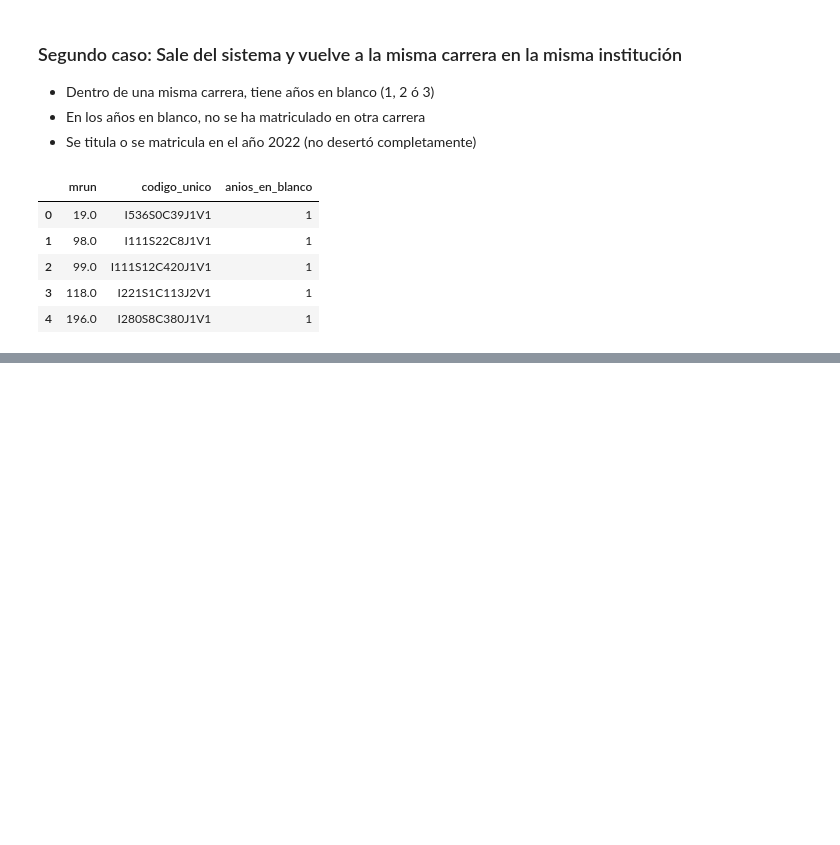
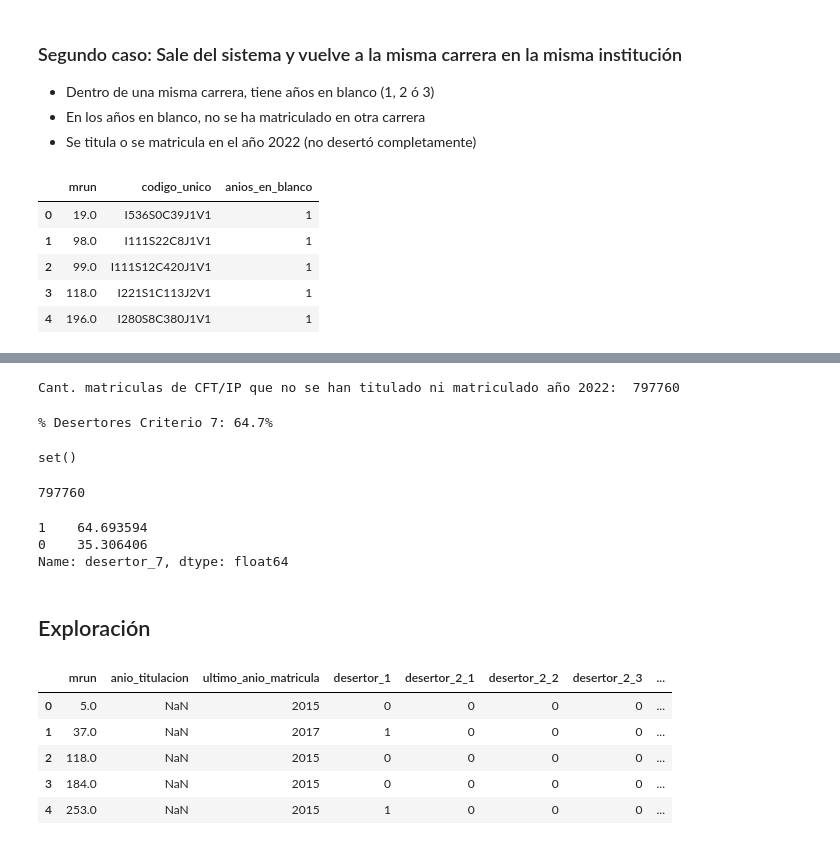
Before and after one commit to GianniCatBug/MDS7201-mineduc-desercion, a Jupyter notebook: notebooks/2-exploracion-desercion.ipynb, the cells around one changed output, grey strips where cells are left out. Cells and saved outputs as stored; diff of their text form; code cells hidden in the pictures; blank space fills up the shorter version.

```diff
--- a/notebooks/2-exploracion-desercion.ipynb
+++ b/notebooks/2-exploracion-desercion.ipynb
@@ -336,0 +532,8 @@ matriculados[
+# %%
+ruts_desertores_6 = matriculados[
+    (matriculados["mrun"].isin(ruts_n_carreras))
+    & (matriculados["anio_titulacion"].isna())
+    & (matriculados["ultimo_anio_matricula"] < 2022)
+]["mrun"].unique()
+
+print("Cant. matriculas de CFT/IP que cambiaron de institución y/o carrera y desertaron: ", ruts_desertores_6.shape[0])
@@ -336,0 +556,45 @@ matriculados[
+# %%
+ruts_desertores_7 = matriculados[
+    (matriculados["anio_titulacion"].isna())
+    & (matriculados["ultimo_anio_matricula"] < 2022)
+]["mrun"].unique()
+
+print("Cant. matriculas de CFT/IP que no se han titulado ni matriculado año 2022: ", ruts_desertores_7.shape[0])
+# %% [output]
+Cant. matriculas de CFT/IP que no se han titulado ni matriculado año 2022:  797760
+# %%
+print(f"% Desertores Criterio 7: {np.round(ruts_desertores_7.shape[0] / ruts_matriculados_cft_ip.shape[0] * 100, 1)}%")
+# %% [output]
+% Desertores Criterio 7: 64.7%
+# %%
+set(ruts_desertores_6) - set(ruts_desertores_7)
+# %% [output]
+set()
+# %%
+ruts_desertores_6.shape[0] + ruts_desertores_1.shape[0]
+# %% [output]
+797760
+# %%
+matriculados["desertor_7"] = np.where(matriculados["mrun"].isin(ruts_desertores_7), 1, 0)
+matriculados[["mrun", "desertor_7"]].drop_duplicates()["desertor_7"].value_counts("%") * 100
+# %% [output]
+1    64.693594
+0    35.306406
+Name: desertor_7, dtype: float64
+# %% [markdown]
+## Exploración
+# %%
+ruts = matriculados[
+    ['mrun', 'anio_titulacion', 'ultimo_anio_matricula', 'desertor_1',
+     'desertor_2_1', 'desertor_2_2', 'desertor_2_3', 'desertor_3',
+     'desertor_4', 'desertor_5', 'desertor_6', 'desertor_7']
+].drop_duplicates()
+
+ruts.head()
+# %% [output]
+|  | mrun | anio_titulacion | ultimo_anio_matricula | desertor_1 | desertor_2_1 | desertor_2_2 | desertor_2_3 | ... |
+| 0 | 5.0 | NaN | 2015 | 0 | 0 | 0 | 0 | ... |
+| 1 | 37.0 | NaN | 2017 | 1 | 0 | 0 | 0 | ... |
+| 2 | 118.0 | NaN | 2015 | 0 | 0 | 0 | 0 | ... |
+| 3 | 184.0 | NaN | 2015 | 0 | 0 | 0 | 0 | ... |
+| 4 | 253.0 | NaN | 2015 | 1 | 0 | 0 | 0 | ... |
```
Also changed, not shown: parts of 47 cells of this notebook.
